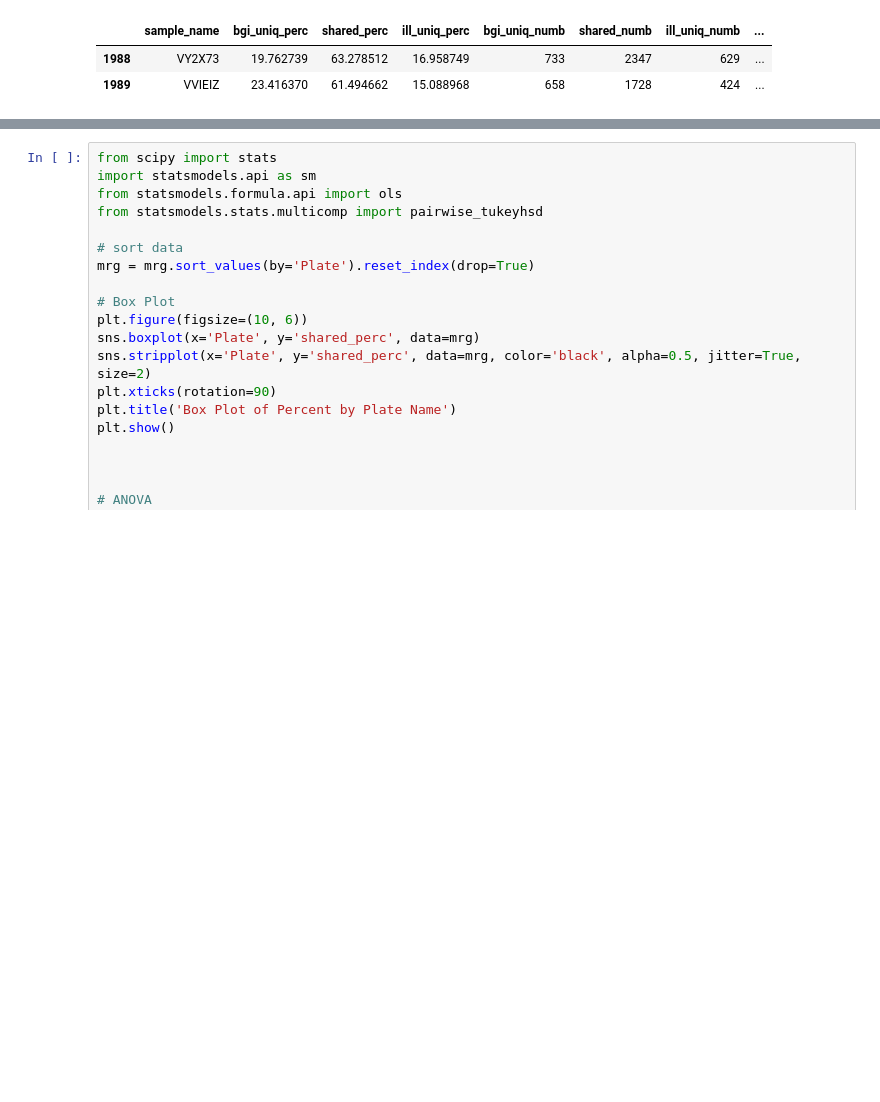
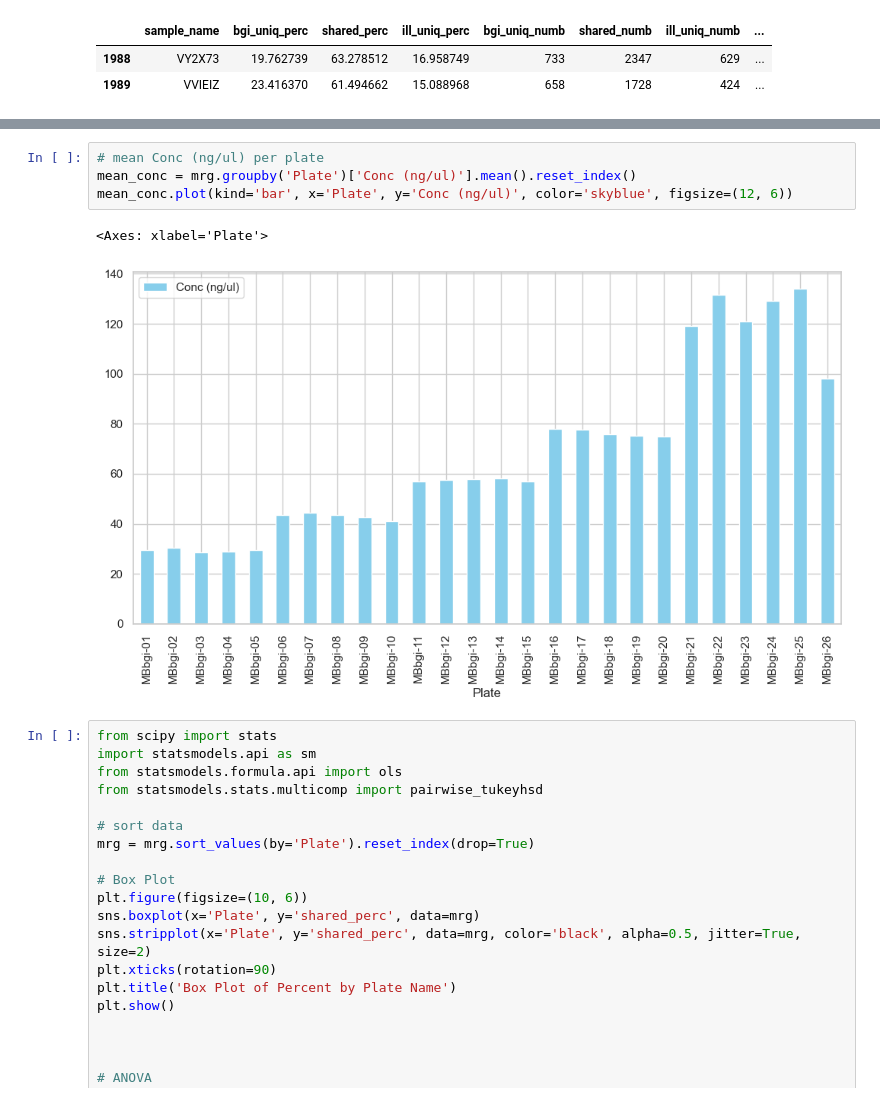
Before and after one commit to Chartiza/2024_Illumina_vs_BGI, a Jupyter notebook: Ugly_samples_mystery/Kraken2_Batch_check.ipynb, the cells around one changed output, grey strips where cells are left out. Saved outputs shown, nothing was run; the diff lists cells and outputs as text; blank space fills up the shorter version.

```diff
--- a/Ugly_samples_mystery/Kraken2_Batch_check.ipynb
+++ b/Ugly_samples_mystery/Kraken2_Batch_check.ipynb
@@ -21,3 +83,10 @@ mrg.tail(2)
+# %%
+# mean Conc (ng/ul) per plate
+mean_conc = mrg.groupby('Plate')['Conc (ng/ul)'].mean().reset_index()
+mean_conc.plot(kind='bar', x='Plate', y='Conc (ng/ul)', color='skyblue', figsize=(12, 6))
+# %% [output]
+<Axes: xlabel='Plate'>
+[figure, added]
 # %%
 from scipy import stats
 import statsmodels.api as sm
```
Also changed, not shown: parts of 7 cells of this notebook, 1 other file.
